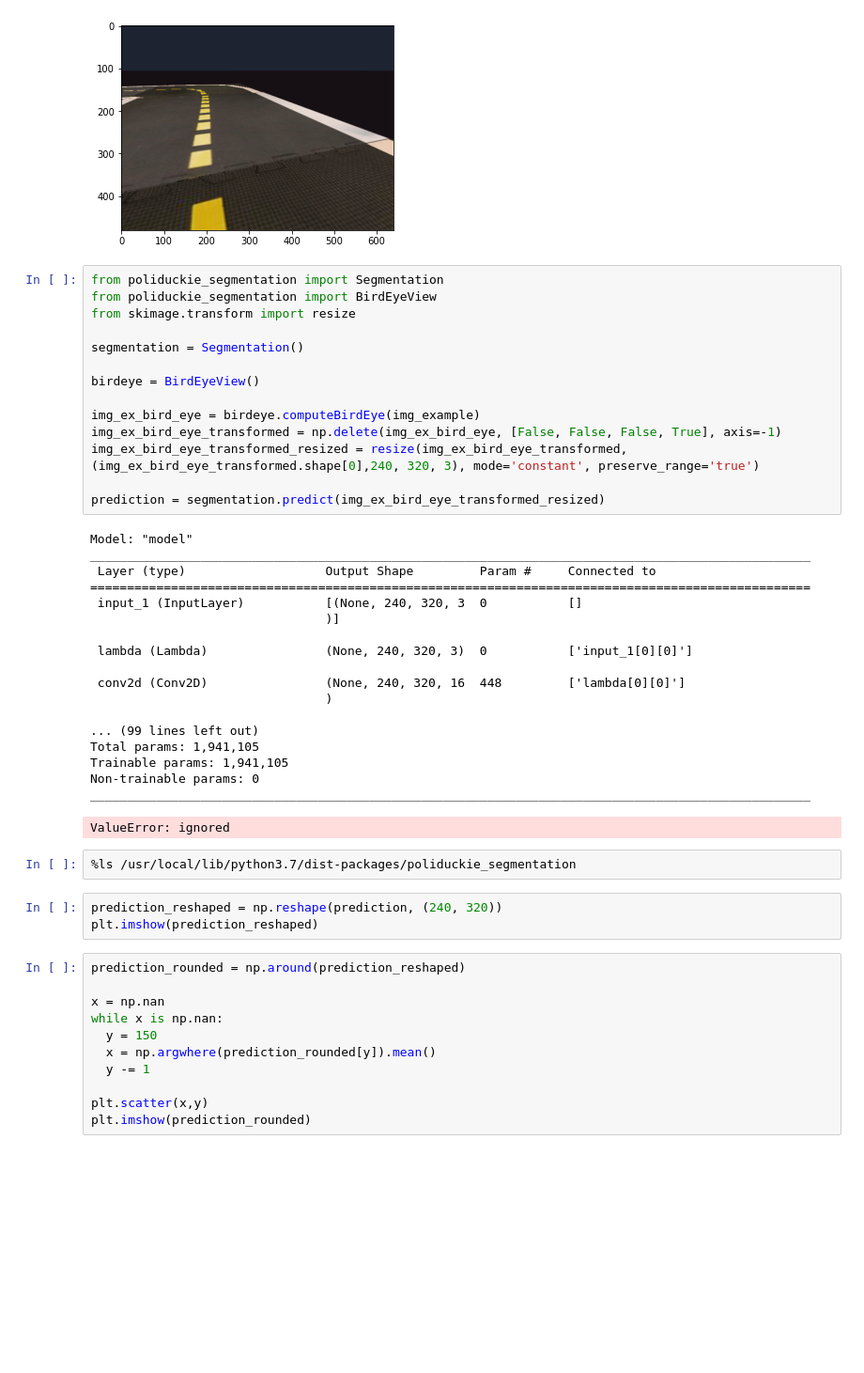
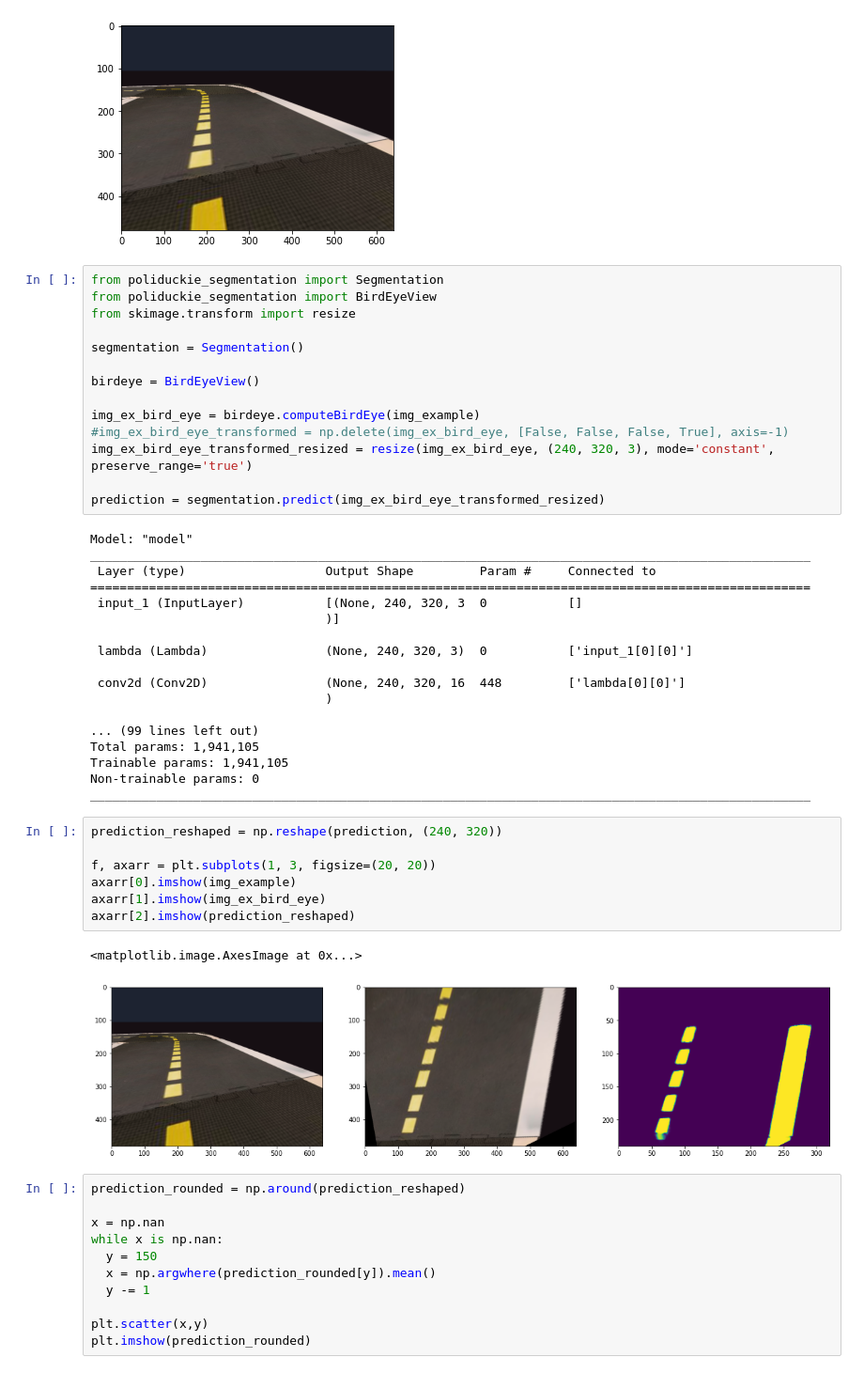
Before and after one commit to poliduckie/poliduckie_segmentation, a Jupyter notebook: examples/MPC_with_segmentation.ipynb, the cells around one changed output. Shown at 94% size. Saved outputs shown, nothing was run; the diff lists cells and outputs as text; blank space fills up the shorter version.

```diff
--- a/examples/MPC_with_segmentation.ipynb
+++ b/examples/MPC_with_segmentation.ipynb
@@ -76,8 +76,8 @@ segmentation = Segmentation()
 birdeye = BirdEyeView()
 
 img_ex_bird_eye = birdeye.computeBirdEye(img_example)
-img_ex_bird_eye_transformed = np.delete(img_ex_bird_eye, [False, False, False, True], axis=-1)
-img_ex_bird_eye_transformed_resized = resize(img_ex_bird_eye_transformed, (img_ex_bird_eye_transformed.shape[0],240, 320, 3), mode='constant', preserve_range='true')
+#img_ex_bird_eye_transformed = np.delete(img_ex_bird_eye, [False, False, False, True], axis=-1)
+img_ex_bird_eye_transformed_resized = resize(img_ex_bird_eye, (240, 320, 3), mode='constant', preserve_range='true')
 
 prediction = segmentation.predict(img_ex_bird_eye_transformed_resized)
 # %% [output]
@@ -98,12 +98,16 @@ Total params: 1,941,105
 Trainable params: 1,941,105
 Non-trainable params: 0
 __________________________________________________________________________________________________
-ValueError: ignored
-# %%
-%ls /usr/local/lib/python3.7/dist-packages/poliduckie_segmentation
 # %%
 prediction_reshaped = np.reshape(prediction, (240, 320))
-plt.imshow(prediction_reshaped)
+
+f, axarr = plt.subplots(1, 3, figsize=(20, 20))
+axarr[0].imshow(img_example)
+axarr[1].imshow(img_ex_bird_eye)
+axarr[2].imshow(prediction_reshaped)
+# %% [output]
+<matplotlib.image.AxesImage at 0x...>
+[figure, added]
 # %%
 prediction_rounded = np.around(prediction_reshaped)
 
```
